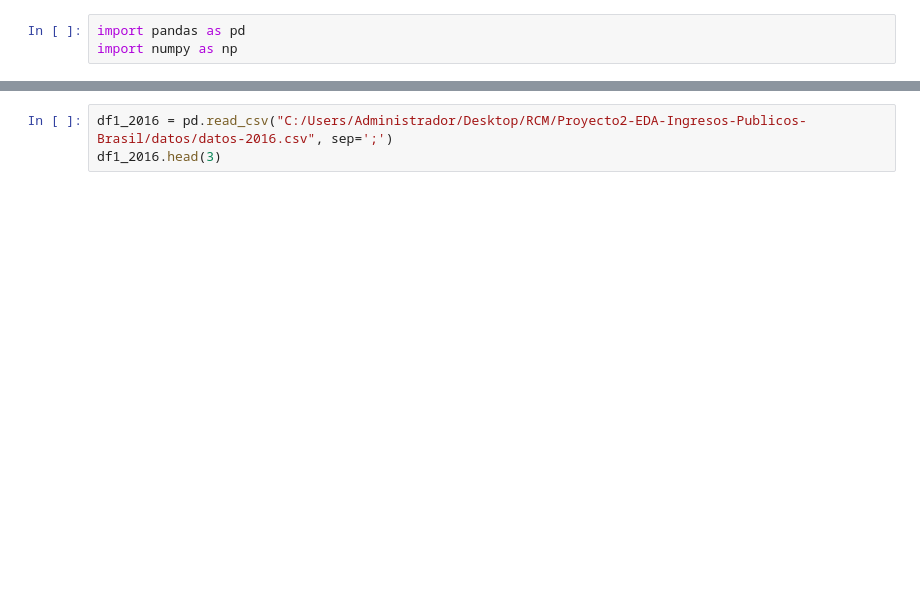
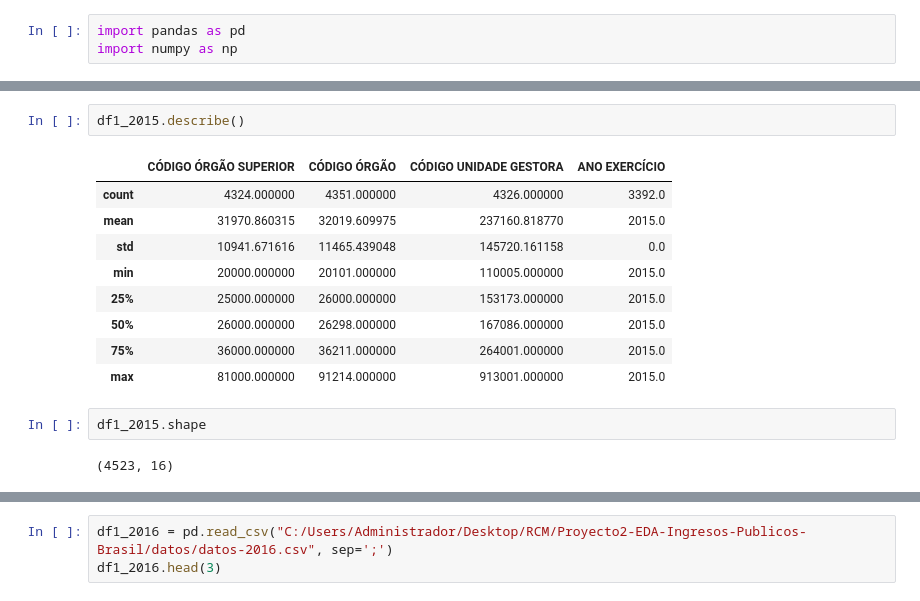
Before and after one commit to Rcm89/Proyecto2-EDA-Ingresos-Publicos-Brasil, a Jupyter notebook: notebooks/notebook_archivos.ipynb, the cells around one changed output, grey strips where cells are left out. Drawn from its saved outputs; the diff is of its cells as text; blank space fills up the shorter version.

```diff
--- a/notebooks/notebook_archivos.ipynb
+++ b/notebooks/notebook_archivos.ipynb
@@ -26,3 +98,19 @@ df1_2015.head(3)
 | 0 | 63000.0 | Advocacia-Geral da União | 63000.0 | Advocacia-Geral da União - Unidad... | 110060.0 | ... |
 | 1 | 63000.0 | Advocacia-Geral da União | 63000.0 | Advocacia-Geral da União - Unidad... | 110060.0 | ... |
 | 2 | 63000.0 | Advocacia-Geral da União | 63000.0 | Advocacia-Geral da União - Unidad... | 110060.0 | ... |
+# %%
+df1_2015.describe()
+# %% [output]
+|  | CÓDIGO ÓRGÃO SUPERIOR | CÓDIGO ÓRGÃO | CÓDIGO UNIDADE GESTORA | ANO EXERCÍCIO |
+| count | 4324.000000 | 4351.000000 | 4326.000000 | 3392.0 |
+| mean | 31970.860315 | 32019.609975 | 237160.818770 | 2015.0 |
+| std | 10941.671616 | 11465.439048 | 145720.161158 | 0.0 |
+| min | 20000.000000 | 20101.000000 | 110005.000000 | 2015.0 |
+| 25% | 25000.000000 | 26000.000000 | 153173.000000 | 2015.0 |
+| 50% | 26000.000000 | 26298.000000 | 167086.000000 | 2015.0 |
+| 75% | 36000.000000 | 36211.000000 | 264001.000000 | 2015.0 |
+| max | 81000.000000 | 91214.000000 | 913001.000000 | 2015.0 |
+# %%
+df1_2015.shape
+# %% [output]
+(4523, 16)
```
Also changed, not shown: parts of 26 cells of this notebook.
